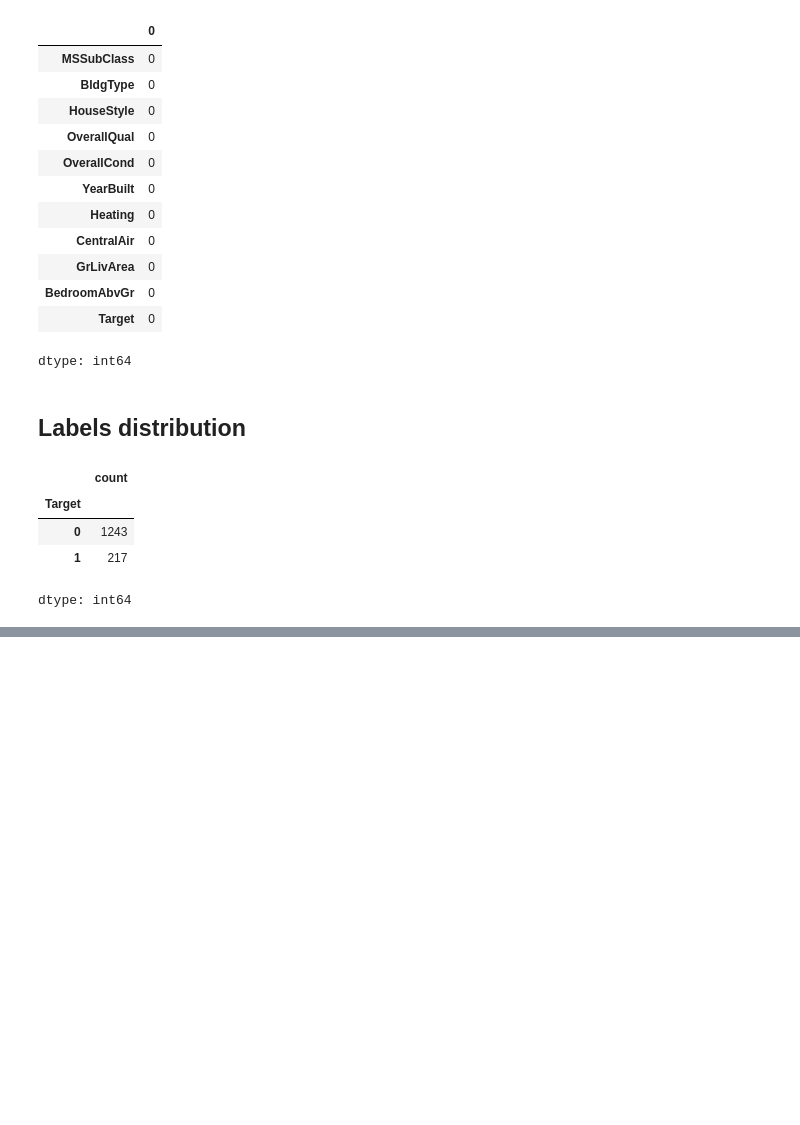
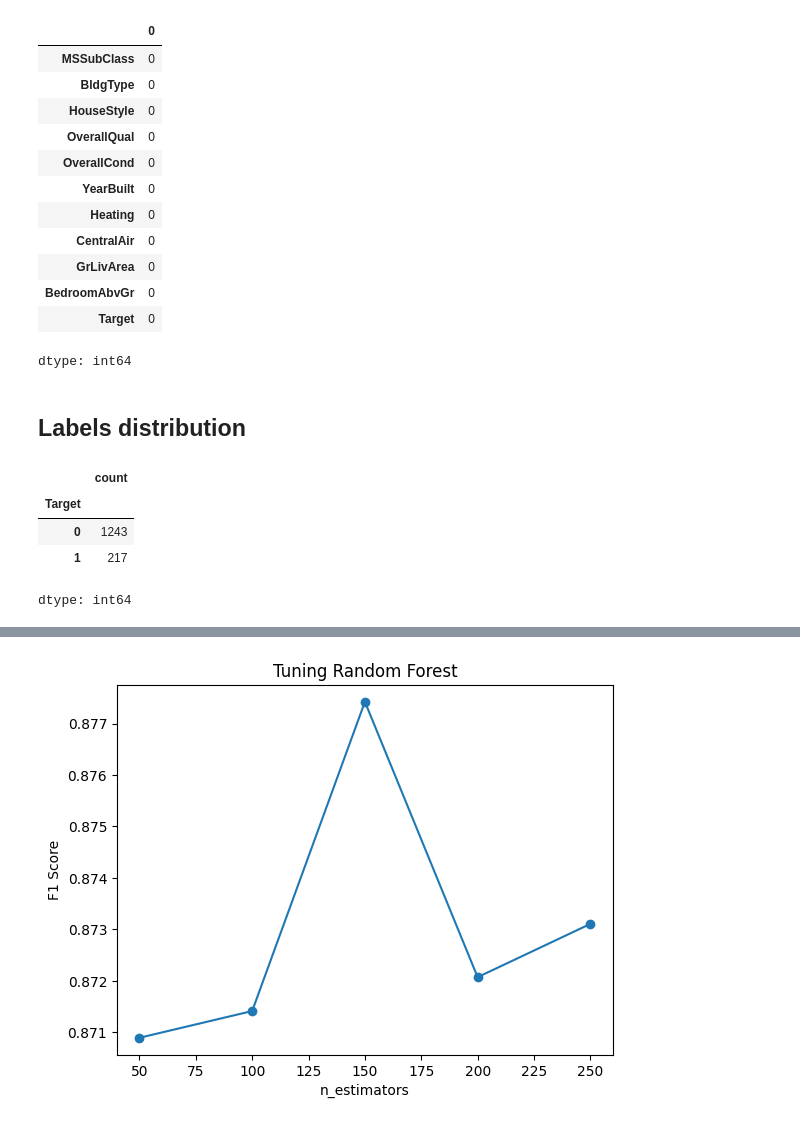
Before and after one commit to deenyse/VSB_ZSU, a Jupyter notebook: fml_09.ipynb, the cells around one changed output, grey strips where cells are left out. Drawn from its saved outputs; the diff is of its cells as text; code cells hidden in the pictures; blank space fills up the shorter version.

```diff
--- a/fml_09.ipynb
+++ b/fml_09.ipynb
@@ -285,0 +271,86 @@ Mean F1-Macro Score: 0.8714
+# %%
+import pandas as pd
+import numpy as np
+import matplotlib.pyplot as plt
+from sklearn.model_selection import StratifiedKFold, cross_val_score
+from sklearn.preprocessing import OrdinalEncoder
+from sklearn.tree import DecisionTreeClassifier
+from sklearn.ensemble import RandomForestClassifier
+
+# 1. Load data
+url = 'https://raw.githubusercontent.com/rasvob/VSB-FEI-Fundamentals-of-Machine-Learning-Exercises/master/datasets/zsu_cv1_data.csv'
+df = pd.read_csv(url)
+
+# Select columns
+df = df[['SalePrice','MSSubClass','BldgType','HouseStyle','OverallQual',
+         'OverallCond','YearBuilt','Heating','CentralAir','GrLivArea','BedroomAbvGr']]
+
+# Create target
+df['Target'] = (df.SalePrice > 250000).astype(int)
+df = df.drop('SalePrice', axis=1)
+
+# 2. Basic info and questions
+print("Missing values:", df.isna().sum().sum())
+print("Classes:\n", df['Target'].value_counts())
+print("Metric: F1-Macro (data is imbalanced)")
+
+# 3. Preprocessing
+X = df.drop('Target', axis=1)
+y = df['Target']
+
+# Encoding categorical columns
+cats = ['BldgType', 'HouseStyle', 'Heating', 'CentralAir']
+enc = OrdinalEncoder()
+X[cats] = enc.fit_transform(X[cats])
+
+print("\nProcessing done. X shape:", X.shape)
+
+# 4. Decision Tree
+skf = StratifiedKFold(n_splits=5, shuffle=True, random_state=42)
+
+dt = DecisionTreeClassifier(random_state=42)
+dt_scores = cross_val_score(dt, X, y, cv=skf, scoring='f1_macro')
+
+print("\n--- Decision Tree ---")
+print("Scores:", dt_scores)
+print("Mean F1:", np.mean(dt_scores))
+
+# 5. Random Forest
+rf = RandomForestClassifier(random_state=42)
+rf_scores = cross_val_score(rf, X, y, cv=skf, scoring='f1_macro')
+
+print("\n--- Random Forest ---")
+print("Scores:", rf_scores)
+print("Mean F1:", np.mean(rf_scores))
+
+# 6. Comparison
+print("\nDefault model comparison:")
+if np.mean(rf_scores) > np.mean(dt_scores):
+    print("Random Forest is better")
+else:
+    print("Decision Tree is better")
+
+# 7. Tuning
+print("\n--- Tuning n_estimators ---")
+n_range = [50, 100, 150, 200, 250]
+results = []
+
+for n in n_range:
+    clf = RandomForestClassifier(n_estimators=n, random_state=42, n_jobs=-1)
+    scores = cross_val_score(clf, X, y, cv=skf, scoring='f1_macro')
+    res = np.mean(scores)
+    results.append(res)
+    print(f"n={n}, f1={res:.4f}")
+
+# Plot
+plt.plot(n_range, results, marker='o')
+plt.xlabel('n_estimators')
+plt.ylabel('F1 Score')
+plt.title('Tuning Random Forest')
+plt.show()
+
+# 8. Conclusion
+best_idx = np.argmax(results)
+print("\nBest model: Random Forest with n =", n_range[best_idx])
+print("Best score:", results[best_idx])
+# %% [output]
@@ -285,0 +374 @@ Mean F1-Macro Score: 0.8714
+[figure, added]
```
Also changed, not shown: parts of 3 cells of this notebook.
